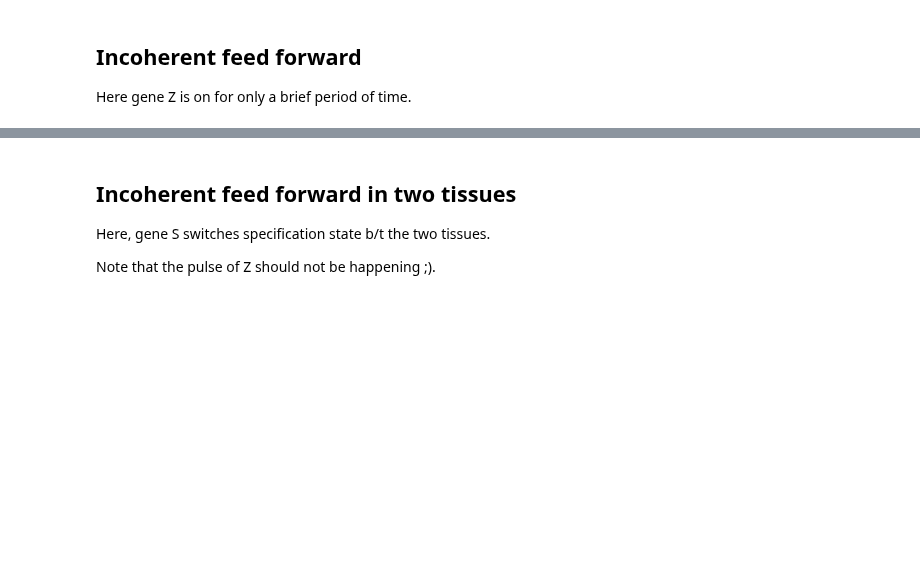
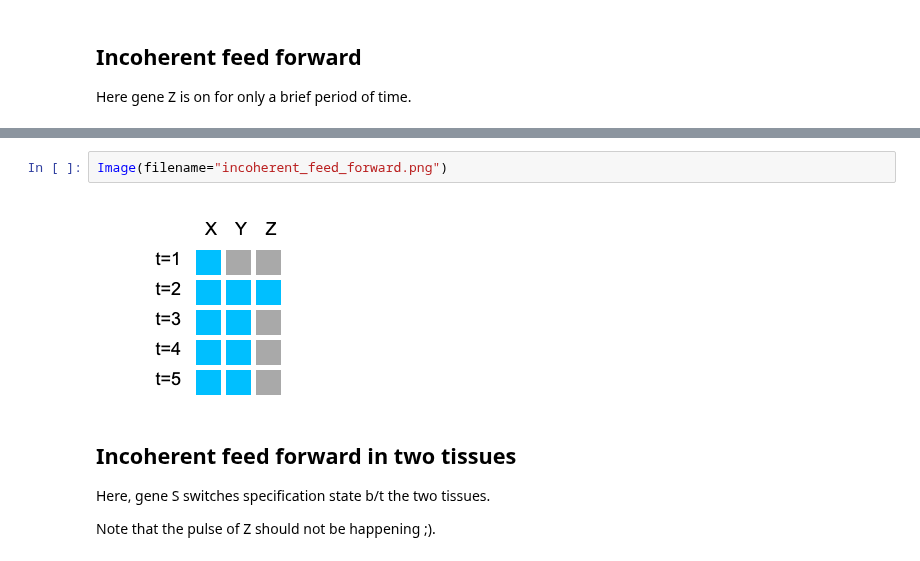
Before and after one commit to dinkum-bio/dinkum, a Jupyter notebook: notebooks/basic-drawing.ipynb, the cells around one changed output, grey strips where cells are left out. Cells and saved outputs as stored; diff of their text form; blank space fills up the shorter version.

```diff
--- a/notebooks/basic-drawing.ipynb
+++ b/notebooks/basic-drawing.ipynb
@@ -54,6 +65,10 @@ mp = MultiTissuePanel(states=states, tissue_names=['M'])
 mp.draw(is_active_fn)
 # %% [output]
 [interactive output not drawn]
+# %%
+Image(filename="incoherent_feed_forward.png")
+# %% [output]
+[figure, added]
 # %% [markdown]
 ## Incoherent feed forward in two tissues
 
```
Also changed, not shown: parts of 13 cells of this notebook, 13 other files.
